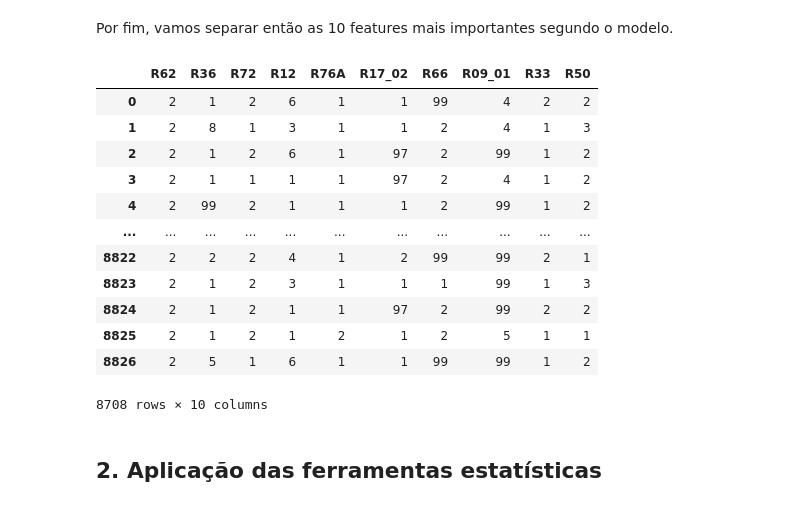
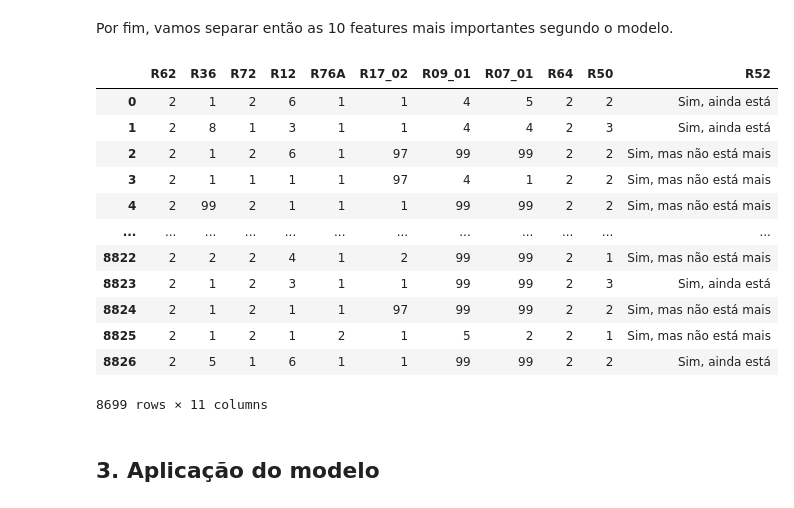
Before and after one commit to insper-classroom/23-1a-cd-p2-anderson_samuel_vinicius, a Jupyter notebook: Relatório.ipynb, the cells around one changed output. Cells and saved outputs as stored; diff of their text form; code cells hidden in the pictures.

```diff
--- a/Relatório.ipynb
+++ b/Relatório.ipynb
@@ -1571,22 +1583,22 @@ array([0.00000000e+00, 0.00000000e+00, 0.00000000e+00, 1.69269958e-03,
 # %% [markdown]
 Por fim, vamos separar então as 10 features mais importantes segundo o modelo.
 # %%
-more_relevant_10 = ['R62', 'R36', 'R72', 'R12', 'R76A', 'R17_02', 'R66', 'R09_01', 'R33', 'R50'] # em ordem de relevancia
-top_features = responsaveis_df.loc[:, more_relevant_10]
+more_relevant_10 = ['R62', 'R36', 'R72', 'R12', 'R76A', 'R17_02', 'R09_01', 'R07_01', 'R64', 'R50'] # em ordem de relevancia
+top_features = responsaveis_df.loc[:, more_relevant_10 + ['R52']]
 top_features
 # %% [output]
-|  | R62 | R36 | R72 | R12 | R76A | R17_02 | R66 | R09_01 | R33 | R50 |
-| 0 | 2 | 1 | 2 | 6 | 1 | 1 | 99 | 4 | 2 | 2 |
-| 1 | 2 | 8 | 1 | 3 | 1 | 1 | 2 | 4 | 1 | 3 |
-| 2 | 2 | 1 | 2 | 6 | 1 | 97 | 2 | 99 | 1 | 2 |
-| 3 | 2 | 1 | 1 | 1 | 1 | 97 | 2 | 4 | 1 | 2 |
-| 4 | 2 | 99 | 2 | 1 | 1 | 1 | 2 | 99 | 1 | 2 |
-| ... | ... | ... | ... | ... | ... | ... | ... | ... | ... | ... |
-| 8822 | 2 | 2 | 2 | 4 | 1 | 2 | 99 | 99 | 2 | 1 |
-| 8823 | 2 | 1 | 2 | 3 | 1 | 1 | 1 | 99 | 1 | 3 |
-| 8824 | 2 | 1 | 2 | 1 | 1 | 97 | 2 | 99 | 2 | 2 |
-| 8825 | 2 | 1 | 2 | 1 | 2 | 1 | 2 | 5 | 1 | 1 |
-| 8826 | 2 | 5 | 1 | 6 | 1 | 1 | 99 | 99 | 1 | 2 |
+|  | R62 | R36 | R72 | R12 | R76A | R17_02 | R09_01 | R07_01 | R64 | R50 | R52 |
+| 0 | 2 | 1 | 2 | 6 | 1 | 1 | 4 | 5 | 2 | 2 | Sim, ainda está |
+| 1 | 2 | 8 | 1 | 3 | 1 | 1 | 4 | 4 | 2 | 3 | Sim, ainda está |
+| 2 | 2 | 1 | 2 | 6 | 1 | 97 | 99 | 99 | 2 | 2 | Sim, mas não está mais |
+| 3 | 2 | 1 | 1 | 1 | 1 | 97 | 4 | 1 | 2 | 2 | Sim, mas não está mais |
+| 4 | 2 | 99 | 2 | 1 | 1 | 1 | 99 | 99 | 2 | 2 | Sim, mas não está mais |
+| ... | ... | ... | ... | ... | ... | ... | ... | ... | ... | ... | ... |
+| 8822 | 2 | 2 | 2 | 4 | 1 | 2 | 99 | 99 | 2 | 1 | Sim, mas não está mais |
+| 8823 | 2 | 1 | 2 | 3 | 1 | 1 | 99 | 99 | 2 | 3 | Sim, ainda está |
+| 8824 | 2 | 1 | 2 | 1 | 1 | 97 | 99 | 99 | 2 | 2 | Sim, mas não está mais |
+| 8825 | 2 | 1 | 2 | 1 | 2 | 1 | 5 | 2 | 2 | 1 | Sim, mas não está mais |
+| 8826 | 2 | 5 | 1 | 6 | 1 | 1 | 99 | 99 | 2 | 2 | Sim, ainda está |
-8708 rows × 10 columns
+8699 rows × 11 columns
-# %% [markdown]
-## 2. Aplicação das ferramentas estatísticas
+# %% [markdown]
+## 3. Aplicação do modelo
```
Also changed, not shown: parts of 32 cells of this notebook.
